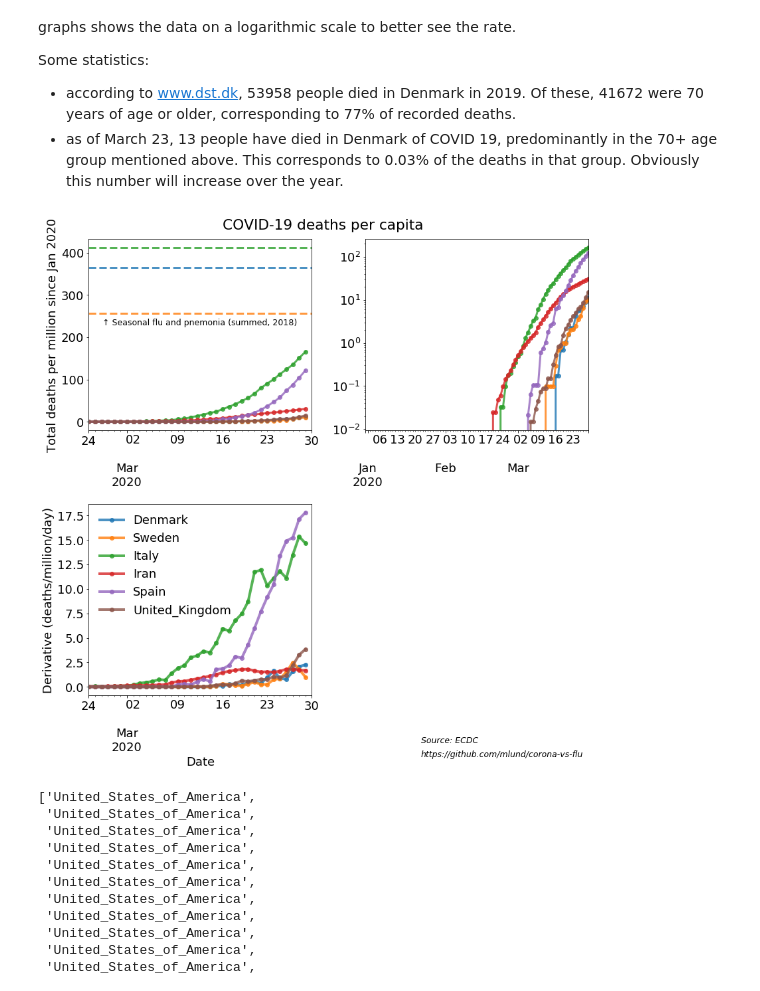
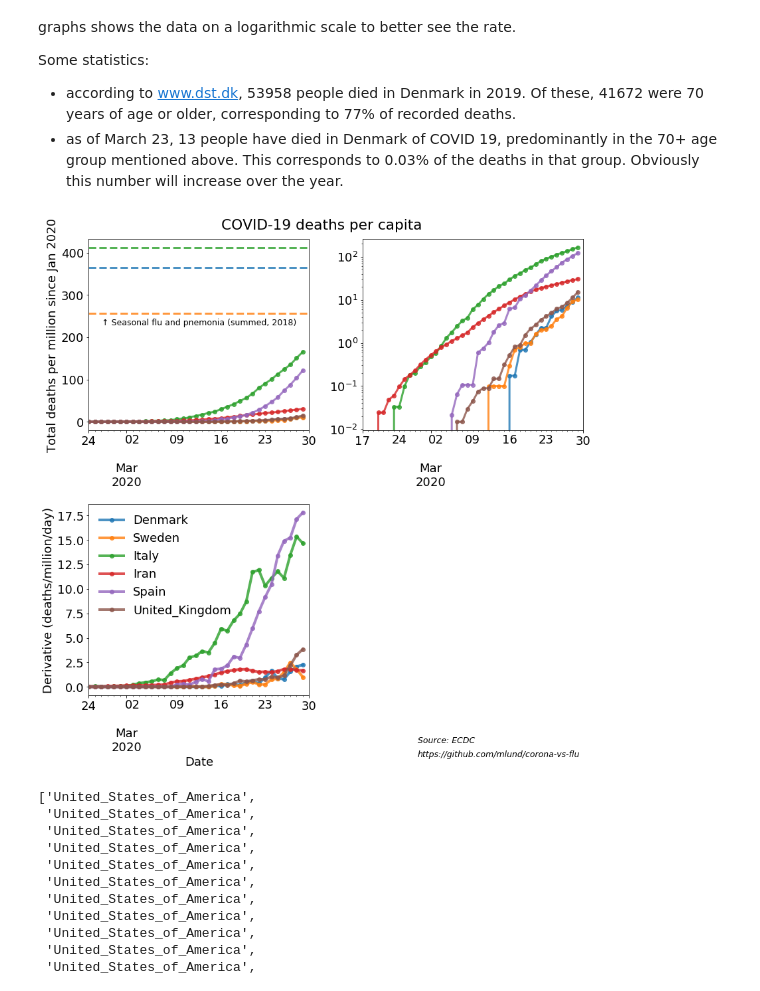
Before and after one commit to mlund/corona-vs-flu, a Jupyter notebook: notebook.ipynb, the cells around one changed output. Cells and saved outputs as stored; diff of their text form; code cells hidden in the pictures.

```diff
--- a/notebook.ipynb
+++ b/notebook.ipynb
@@ -111,34 +110,35 @@ ax[0][1].set_xlabel("")
 ax[0][1].set_yscale('log')
 #ax[1][0].set_yscale('log')
 ax[0][0].set_yscale('linear')
 ax[1][0].set_ylabel('Derivative (deaths/million/day)')
 ax[1][0].legend(loc=0, frameon=False)
 ax[0][0].get_legend().remove()
 ax[0][1].get_legend().remove()
 fig.delaxes(ax[1][1])
 
 prop_cycle = plt.rcParams['axes.prop_cycle']
 colors = prop_cycle.by_key()['color']
 cnt=0
 for country in ['Denmark', 'Sweden', 'Italy']:
     mask = flu.Country == country
     val = flu[mask].dead_per_million.values
     ax[0][0].axhline(y=val, color=colors[cnt], linestyle='--', lw=3, alpha=0.8)
     cnt+=1
 
 ax[0][0].set_xlim('2020-02-24', today)
+ax[0][1].set_xlim('2020-02-17', today)
 ax[1][0].set_xlim('2020-02-24', today)
 
 ax[0][0].text(0.06, 0.55, r'↑ Seasonal flu and pnemonia (summed, 2018)', transform=ax[0][0].transAxes, size='x-small')
 ax[0][0].text(0.60, 1.05, 'COVID-19 deaths per capita', size='large', transform=ax[0][0].transAxes)
 
 ax[0][1].text(0.25, -1.63, 'Source: ECDC', transform=ax[0][1].transAxes, size='x-small', style='italic')
 ax[0][1].text(0.25, -1.7, 'https://github.com/mlund/corona-vs-flu', transform=ax[0][1].transAxes, size='x-small', style='italic')
 
 plt.tight_layout()
 #plt.savefig('corona-vs-flu.png', bbox_inches='tight')
 # %% [output]
-[figure, old version]
+[figure, new version]
 # %%
 l = db.Country.values
 [i for i in l if i.startswith('United')]
```
Also changed, not shown: parts of 2 cells of this notebook, 1 other file.
